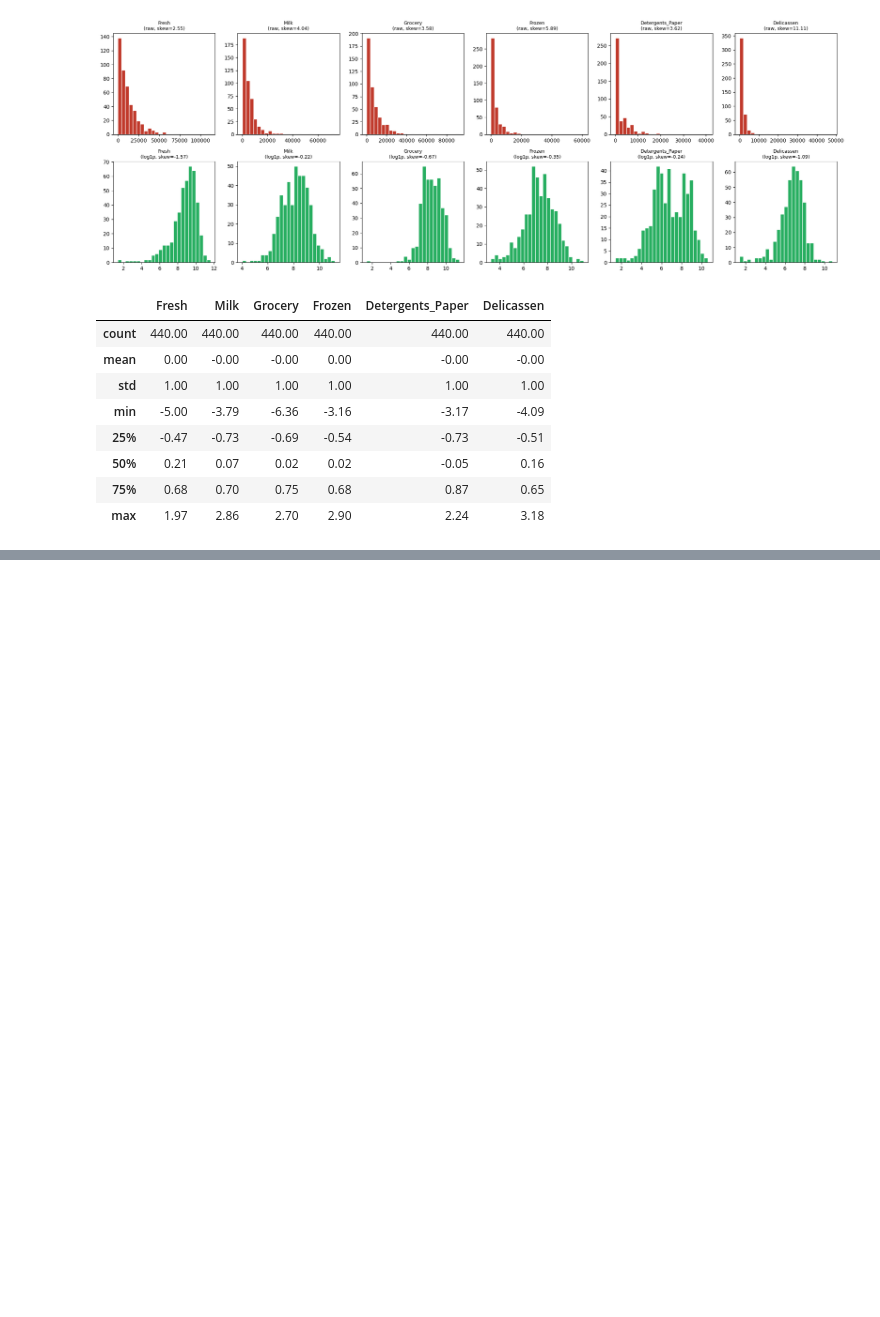
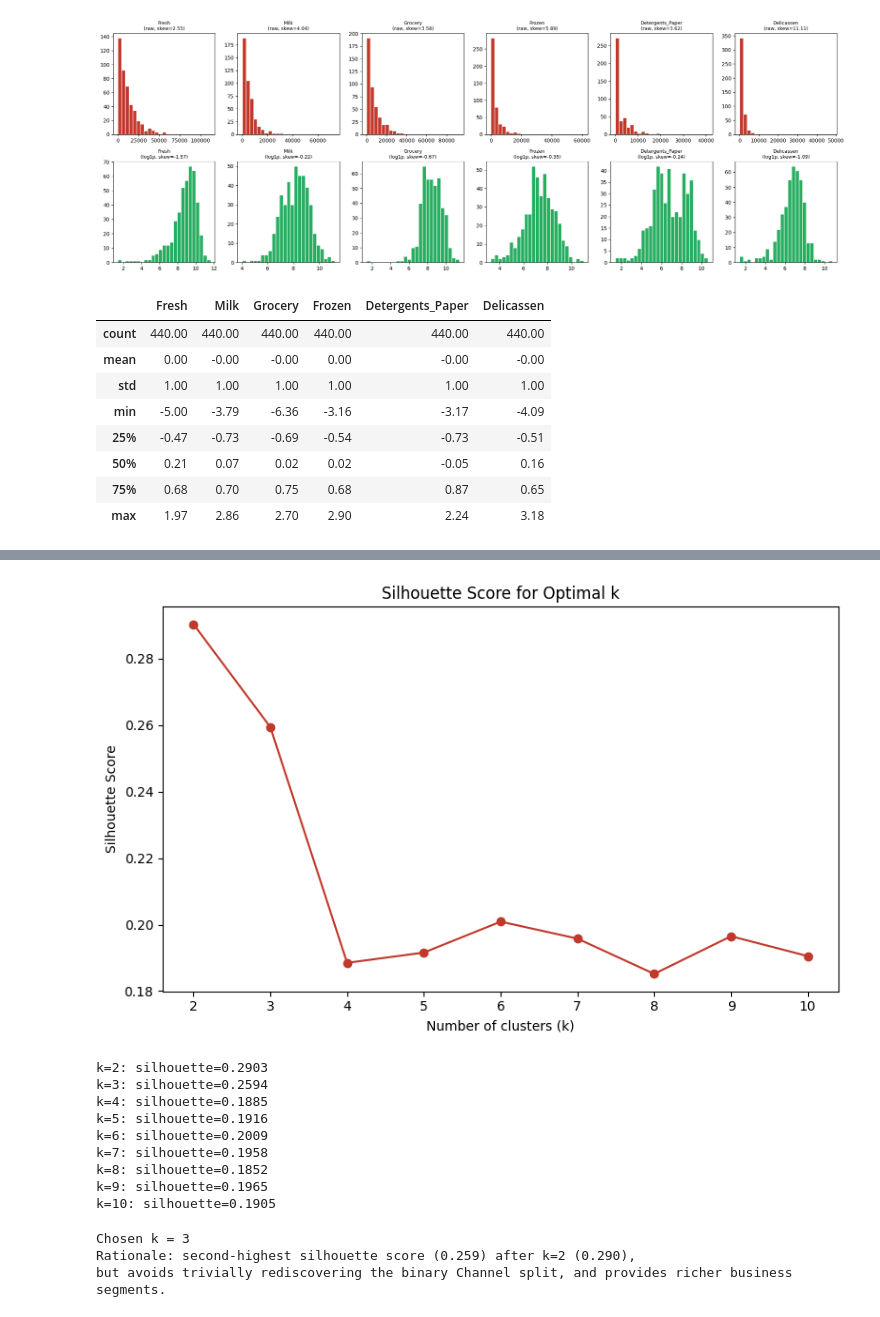
Before and after one commit to darshansuresh006-dev/wholesale-customer-segmentation, a Jupyter notebook: notebooks/03_customer_segmentation.ipynb, the cells around one changed output, grey strips where cells are left out. Saved outputs shown, nothing was run; the diff lists cells and outputs as text; code cells hidden in the pictures; blank space fills up the shorter version.

```diff
--- a/notebooks/03_customer_segmentation.ipynb
+++ b/notebooks/03_customer_segmentation.ipynb
@@ -125,0 +148,42 @@ X_scaled.describe().round(2)
+# %%
+from sklearn.metrics import silhouette_score
+
+silhouette_scores = []
+for k in k_range:
+    km = KMeans(n_clusters=k, random_state=RANDOM_STATE, n_init=10)
+    labels = km.fit_predict(X_scaled)
+    score = silhouette_score(X_scaled, labels)
+    silhouette_scores.append(score)
+
+fig, ax = plt.subplots(figsize=(8, 5))
+ax.plot(list(k_range), silhouette_scores, marker='o', color='#c0392b')
+ax.set_xlabel('Number of clusters (k)')
+ax.set_ylabel('Silhouette Score')
+ax.set_title('Silhouette Score for Optimal k')
+ax.set_xticks(list(k_range))
+plt.tight_layout()
+plt.savefig('../assets/05_silhouette_scores.png')
+plt.show()
+
+for k, s in zip(k_range, silhouette_scores):
+    print(f"k={k}: silhouette={s:.4f}")
+# %% [output]
+[figure, added]
+k=2: silhouette=0.2903
+k=3: silhouette=0.2594
+k=4: silhouette=0.1885
+k=5: silhouette=0.1916
+k=6: silhouette=0.2009
+k=7: silhouette=0.1958
+k=8: silhouette=0.1852
+k=9: silhouette=0.1965
+k=10: silhouette=0.1905
+# %%
+CHOSEN_K = 3
+print(f"Chosen k = {CHOSEN_K}")
+print(f"Rationale: second-highest silhouette score ({silhouette_scores[1]:.3f}) after k=2 ({silhouette_scores[0]:.3f}),")
+print("but avoids trivially rediscovering the binary Channel split, and provides richer business segments.")
+# %% [output]
+Chosen k = 3
+Rationale: second-highest silhouette score (0.259) after k=2 (0.290),
+but avoids trivially rediscovering the binary Channel split, and provides richer business segments.
```
Also changed, not shown: parts of 1 cell of this notebook, 2 other files.
